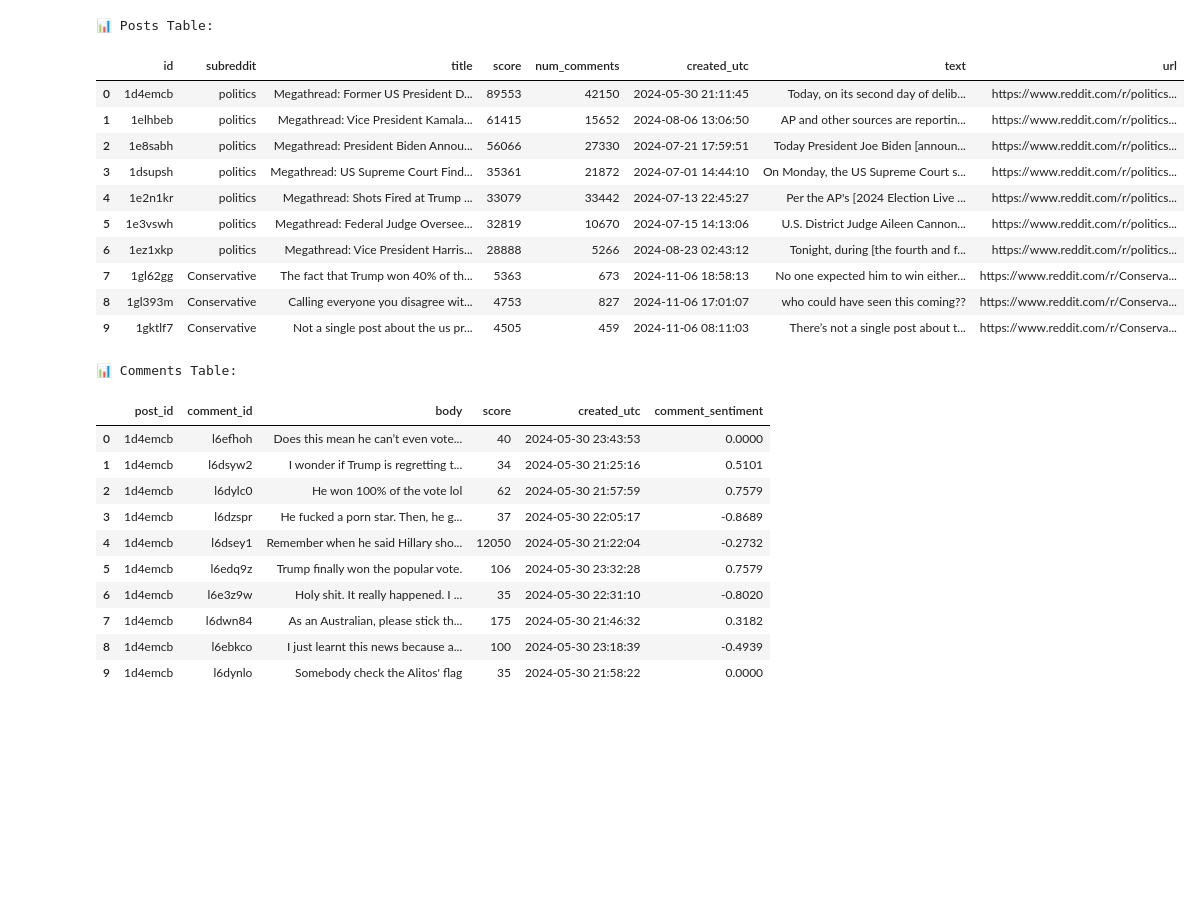
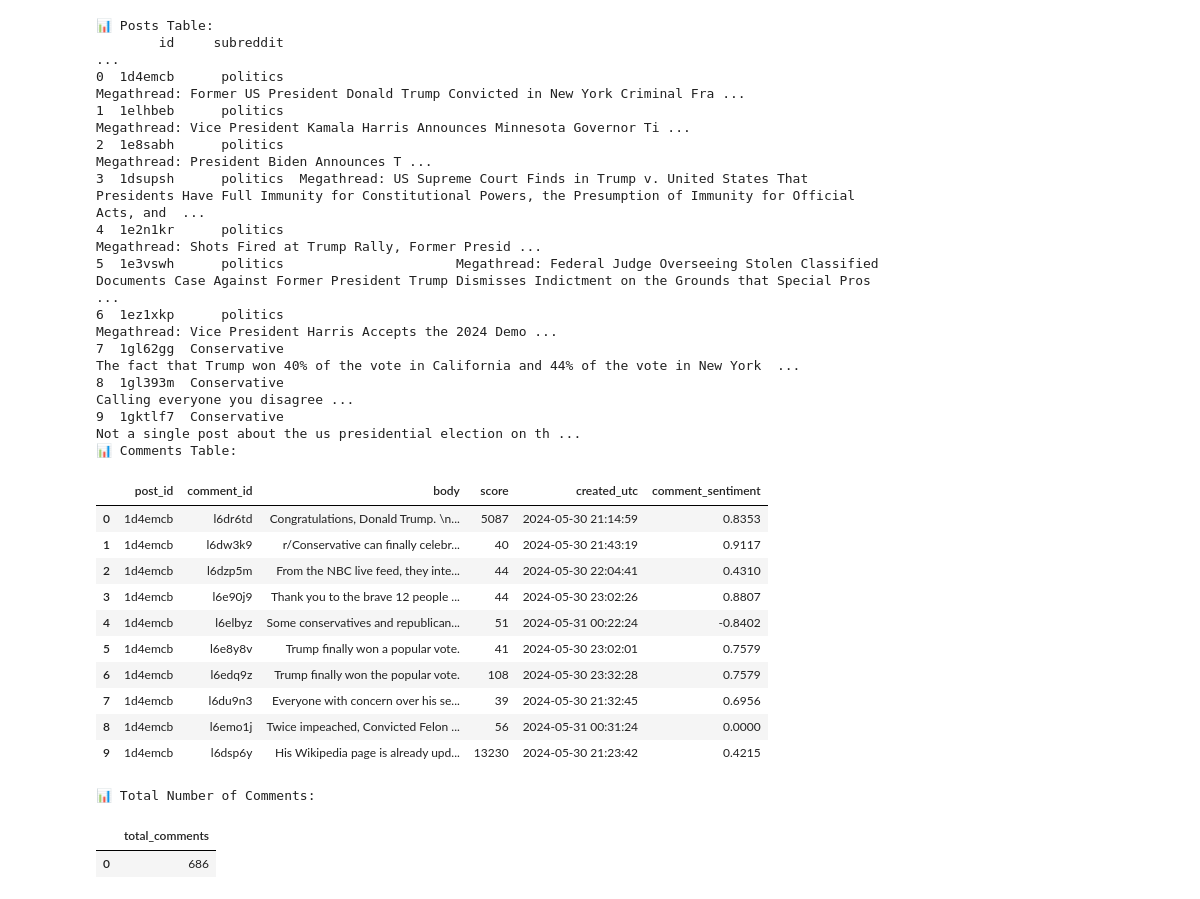
Before and after one commit to ajchan03/Alt-Summative, a Jupyter notebook: code/test.ipynb, the cells around one changed output. Cells and saved outputs as stored; diff of their text form; code cells hidden in the pictures; blank space fills up the shorter version.

Commit message:
Expanded comments,  modified NB02

```diff
--- a/code/test.ipynb
+++ b/code/test.ipynb
@@ -1,45 +30,56 @@
 # %%
 import sqlite3
 import pandas as pd
 
 # Connect to the database
 DB_PATH = "/files/ds105a-2024-alternative-summative-ajchan03/data/reddit_data.db"
 conn = sqlite3.connect(DB_PATH)
 
 # Fetch and display the posts table
 df_posts = pd.read_sql_query("SELECT * FROM posts LIMIT 10;", conn)
 print("📊 Posts Table:")
-display(df_posts)  # Use display() in Jupyter for a formatted table
+# Print all rows
+print(df_posts.to_string())  # Ensures all rows are printed
 
 # Fetch and display the comments table
 df_comments = pd.read_sql_query("SELECT * FROM comments LIMIT 10;", conn)
 print("📊 Comments Table:")
 display(df_comments)
 
+# ✅ Count the total number of comments
+df_comment_count = pd.read_sql_query("SELECT COUNT(*) AS total_comments FROM comments;", conn)
+
+# Display the total number of comments
+print("\n📊 Total Number of Comments:")
+display(df_comment_count)
+
 # Close the connection
 conn.close()
 # %% [output]
 📊 Posts Table:
+        id     subreddit                                                                                                                                                                                 ...
+0  1d4emcb      politics                                                                                                 Megathread: Former US President Donald Trump Convicted in New York Criminal Fra ...
+1  1elhbeb      politics                                                                                                        Megathread: Vice President Kamala Harris Announces Minnesota Governor Ti ...
+2  1e8sabh      politics                                                                                                                                         Megathread: President Biden Announces T ...
+3  1dsupsh      politics  Megathread: US Supreme Court Finds in Trump v. United States That Presidents Have Full Immunity for Constitutional Powers, the Presumption of Immunity for Official Acts, and  ...
+4  1e2n1kr      politics                                                                                                                           Megathread: Shots Fired at Trump Rally, Former Presid ...
+5  1e3vswh      politics                      Megathread: Federal Judge Overseeing Stolen Classified Documents Case Against Former President Trump Dismisses Indictment on the Grounds that Special Pros ...
+6  1ez1xkp      politics                                                                                                                         Megathread: Vice President Harris Accepts the 2024 Demo ...
+7  1gl62gg  Conservative                                                                                          The fact that Trump won 40% of the vote in California and 44% of the vote in New York  ...
+8  1gl393m  Conservative                                                                                                                                                   Calling everyone you disagree ...
+9  1gktlf7  Conservative                                                                                                                      Not a single post about the us presidential election on th ...
+📊 Comments Table:
-|  | id | subreddit | title | score | num_comments | created_utc | text | url |
-| 0 | 1d4emcb | politics | Megathread: Former US President D... | 89553 | 42150 | 2024-05-30 21:11:45 | Today, on its second day of delib... | https://www.reddit.com/r/politics... |
-| 1 | 1elhbeb | politics | Megathread: Vice President Kamala... | 61415 | 15652 | 2024-08-06 13:06:50 | AP and other sources are reportin... | https://www.reddit.com/r/politics... |
-| 2 | 1e8sabh | politics | Megathread: President Biden Annou... | 56066 | 27330 | 2024-07-21 17:59:51 | Today President Joe Biden [announ... | https://www.reddit.com/r/politics... |
-| 3 | 1dsupsh | politics | Megathread: US Supreme Court Find... | 35361 | 21872 | 2024-07-01 14:44:10 | On Monday, the US Supreme Court s... | https://www.reddit.com/r/politics... |
-| 4 | 1e2n1kr | politics | Megathread: Shots Fired at Trump ... | 33079 | 33442 | 2024-07-13 22:45:27 | Per the AP's [2024 Election Live ... | https://www.reddit.com/r/politics... |
-| 5 | 1e3vswh | politics | Megathread: Federal Judge Oversee... | 32819 | 10670 | 2024-07-15 14:13:06 | U.S. District Judge Aileen Cannon... | https://www.reddit.com/r/politics... |
-| 6 | 1ez1xkp | politics | Megathread: Vice President Harris... | 28888 | 5266 | 2024-08-23 02:43:12 | Tonight, during [the fourth and f... | https://www.reddit.com/r/politics... |
-| 7 | 1gl62gg | Conservative | The fact that Trump won 40% of th... | 5363 | 673 | 2024-11-06 18:58:13 | No one expected him to win either... | https://www.reddit.com/r/Conserva... |
-| 8 | 1gl393m | Conservative | Calling everyone you disagree wit... | 4753 | 827 | 2024-11-06 17:01:07 | who could have seen this coming?? | https://www.reddit.com/r/Conserva... |
-| 9 | 1gktlf7 | Conservative | Not a single post about the us pr... | 4505 | 459 | 2024-11-06 08:11:03 | There’s not a single post about t... | https://www.reddit.com/r/Conserva... |
+|  | post_id | comment_id | body | score | created_utc | comment_sentiment |
+| 0 | 1d4emcb | l6dr6td | Congratulations, Donald Trump. \n... | 5087 | 2024-05-30 21:14:59 | 0.8353 |
+| 1 | 1d4emcb | l6dw3k9 | r/Conservative can finally celebr... | 40 | 2024-05-30 21:43:19 | 0.9117 |
+| 2 | 1d4emcb | l6dzp5m | From the NBC live feed, they inte... | 44 | 2024-05-30 22:04:41 | 0.4310 |
+| 3 | 1d4emcb | l6e90j9 | Thank you to the brave 12 people ... | 44 | 2024-05-30 23:02:26 | 0.8807 |
+| 4 | 1d4emcb | l6elbyz | Some conservatives and republican... | 51 | 2024-05-31 00:22:24 | -0.8402 |
+| 5 | 1d4emcb | l6e8y8v | Trump finally won a popular vote. | 41 | 2024-05-30 23:02:01 | 0.7579 |
+| 6 | 1d4emcb | l6edq9z | Trump finally won the popular vote. | 108 | 2024-05-30 23:32:28 | 0.7579 |
+| 7 | 1d4emcb | l6du9n3 | Everyone with concern over his se... | 39 | 2024-05-30 21:32:45 | 0.6956 |
+| 8 | 1d4emcb | l6emo1j | Twice impeached, Convicted Felon ... | 56 | 2024-05-31 00:31:24 | 0.0000 |
+| 9 | 1d4emcb | l6dsp6y | His Wikipedia page is already upd... | 13230 | 2024-05-30 21:23:42 | 0.4215 |
-📊 Comments Table:
+📊 Total Number of Comments:
-|  | post_id | comment_id | body | score | created_utc | comment_sentiment |
-| 0 | 1d4emcb | l6efhoh | Does this mean he can’t even vote... | 40 | 2024-05-30 23:43:53 | 0.0000 |
-| 1 | 1d4emcb | l6dsyw2 | I wonder if Trump is regretting t... | 34 | 2024-05-30 21:25:16 | 0.5101 |
-| 2 | 1d4emcb | l6dylc0 | He won 100% of the vote lol | 62 | 2024-05-30 21:57:59 | 0.7579 |
-| 3 | 1d4emcb | l6dzspr | He fucked a porn star. Then, he g... | 37 | 2024-05-30 22:05:17 | -0.8689 |
-| 4 | 1d4emcb | l6dsey1 | Remember when he said Hillary sho... | 12050 | 2024-05-30 21:22:04 | -0.2732 |
-| 5 | 1d4emcb | l6edq9z | Trump finally won the popular vote. | 106 | 2024-05-30 23:32:28 | 0.7579 |
-| 6 | 1d4emcb | l6e3z9w | Holy shit. It really happened. I ... | 35 | 2024-05-30 22:31:10 | -0.8020 |
-| 7 | 1d4emcb | l6dwn84 | As an Australian, please stick th... | 175 | 2024-05-30 21:46:32 | 0.3182 |
-| 8 | 1d4emcb | l6ebkco | I just learnt this news because a... | 100 | 2024-05-30 23:18:39 | -0.4939 |
-| 9 | 1d4emcb | l6dynlo | Somebody check the Alitos' flag | 35 | 2024-05-30 21:58:22 | 0.0000 |
+|  | total_comments |
+| 0 | 686 |
```
Also changed, not shown: parts of 1 cell of this notebook, 9 other files.
